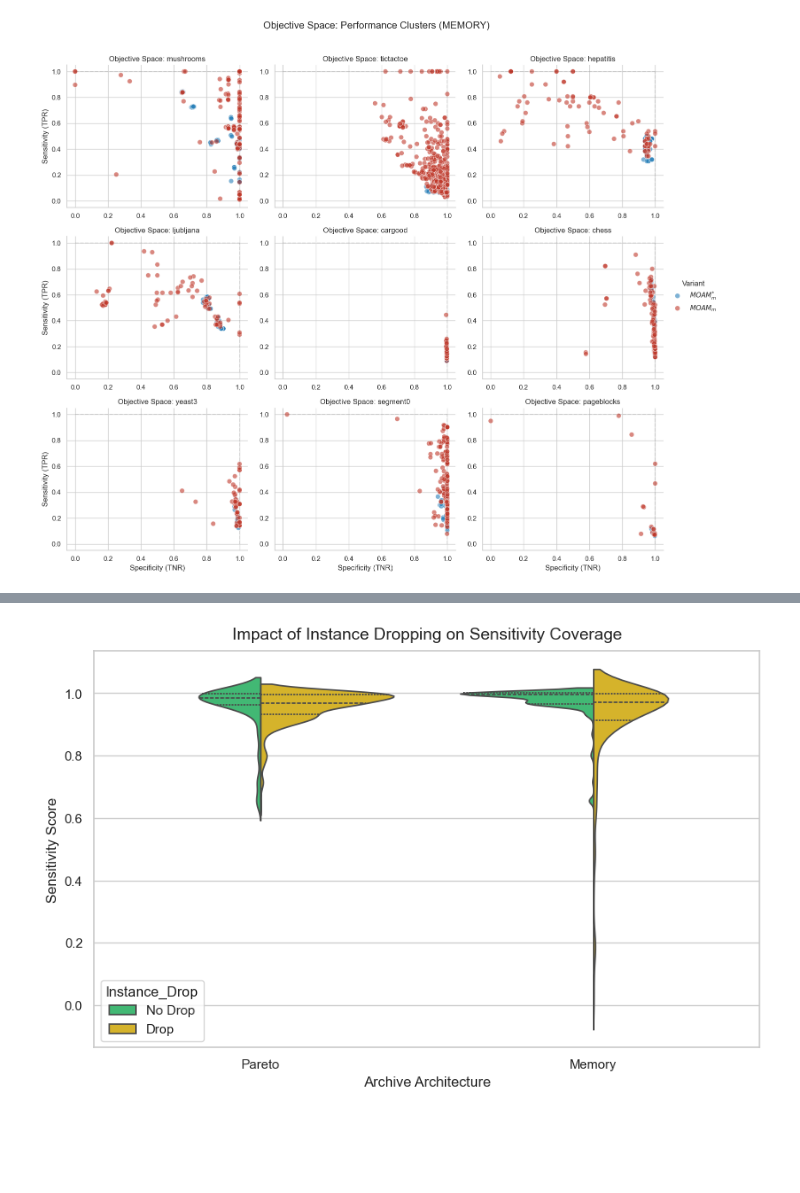
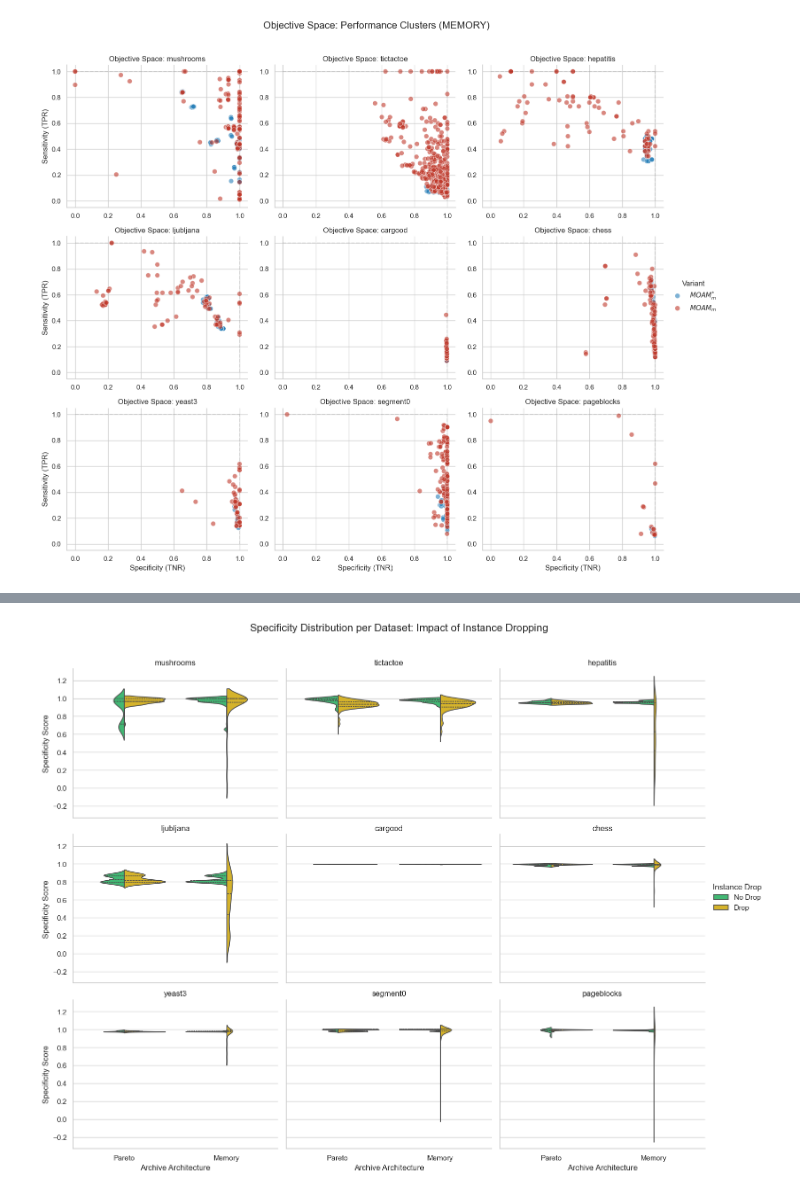
Before and after one commit to AdelCSE/Ant-Miner, a Jupyter notebook: src/notebooks/spec_sens_analysis.ipynb, the cells around one changed output, grey strips where cells are left out. Saved outputs shown, nothing was run; the diff lists cells and outputs as text; code cells hidden in the pictures; blank space fills up the shorter version.

```diff
--- a/src/notebooks/spec_sens_analysis.ipynb
+++ b/src/notebooks/spec_sens_analysis.ipynb
@@ -274,18 +298,42 @@ plt.show()
 # %%
-# Focus specifically on how dropping affects Sensitivity
-plt.figure(figsize=(10, 6))
-sns.violinplot(
+import matplotlib.pyplot as plt
+import seaborn as sns
+
+# Assuming df_master and LABEL_MAP are already defined in your environment
+# We assume 'Dataset' is the column name containing your 9 dataset names
+
+# Set the visual style
+sns.set_theme(style="whitegrid")
+
+# Create a FacetGrid: 3 columns to fit 9 datasets in a 3x3 grid
+g = sns.FacetGrid(
     data=df_master.replace({"Variant": LABEL_MAP}),
+    col="Dataset",
+    col_wrap=3,
+    height=4,
+    aspect=1.2,
+    sharey=True # Keeps the 0.0-1.0 scale consistent for comparison
+)
+
+# Map the violinplot to the grid
+g.map_dataframe(
+    sns.violinplot,
     x='Archive_Type',
     y='Specificity',
     hue='Instance_Drop',
     split=True,
     inner='quartile',
     palette=['#2ecc71', '#f1c40f']
 )
-plt.title('Impact of Instance Dropping on Sensitivity Coverage', fontsize=14, pad=10)
-plt.ylabel('Sensitivity Score', fontsize=12)
-plt.xlabel('Archive Architecture', fontsize=12)
+
+# Refine aesthetics
+g.set_axis_labels("Archive Architecture", "Specificity Score")
+g.add_legend(title="Instance Drop")
+g.set_titles("{col_name}") # Uses the dataset name as the subplot title
+
+plt.subplots_adjust(top=0.9)
+g.fig.suptitle('Specificity Distribution per Dataset: Impact of Instance Dropping', fontsize=16)
+
 plt.show()
 # %% [output]
-[figure, old version]
+[figure, new version]
```
Also changed, not shown: parts of 1 cell of this notebook, 3 other files.
